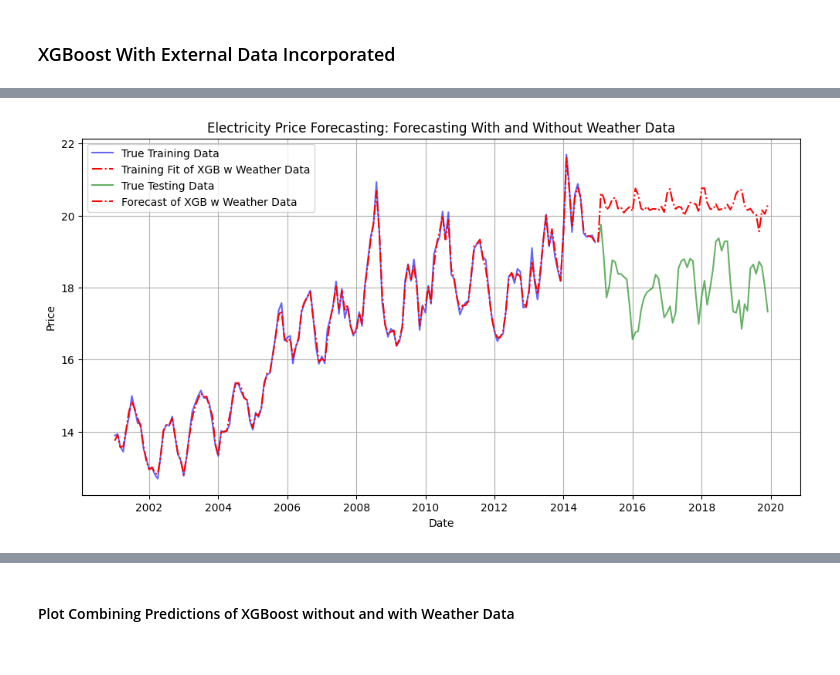
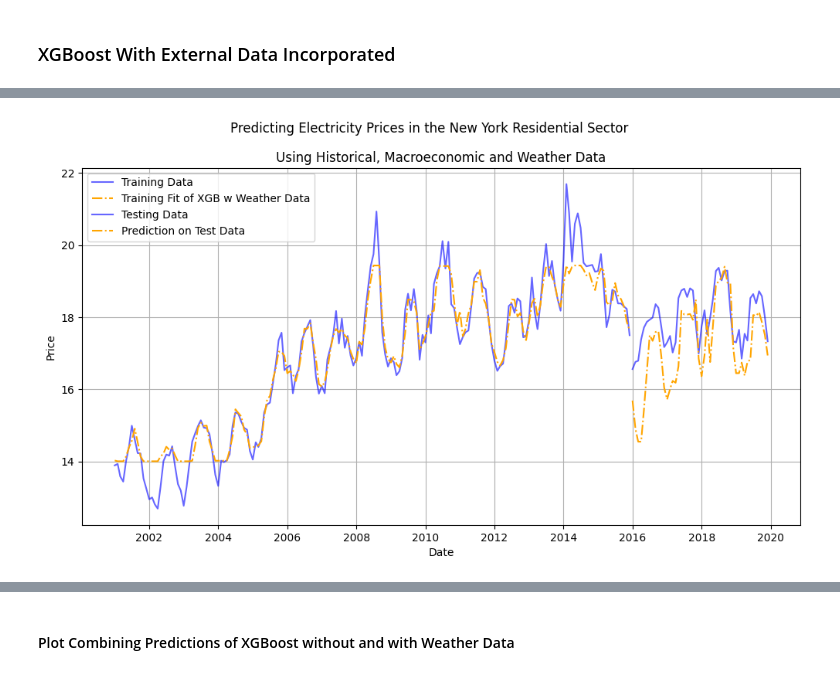
Before and after one commit to vanikanoria/ElectricityPriceForecasting, a Jupyter notebook: predicting-electricity-prices.ipynb, the cells around one changed output, grey strips where cells are left out. Saved outputs shown, nothing was run; the diff lists cells and outputs as text; code cells hidden in the pictures.

```diff
--- a/predicting-electricity-prices.ipynb
+++ b/predicting-electricity-prices.ipynb
@@ -926,3 +986,6 @@ def update_decomposition(historical_data):
     trend = decomposition.trend.iloc[-1]  # Last available trend value
     seasonal = decomposition.seasonal.iloc[-1]  # Last seasonal value
     return trend, seasonal
+# %%
+historical_data = X_train.merge(y_train, how = 'inner', left_index=True, right_index=True).reset_index().drop('date', axis=1)
+pd.concat([historical_data, X_test.iloc[0:1]], axis=0, ignore_index=True)
@@ -1081,0 +1149,11 @@ GridSearchCV(cv=TimeSeriesSplit(gap=0, max_train_size=None, n_splits=3, test_siz
+# %%
+model = XGBRegressor(
+    max_depth=3,
+    learning_rate=0.05,
+    n_estimators=100,
+    reg_alpha=10.0,   # L1 regularization
+    reg_lambda=5.0   # L2 regularization
+)
+
+# Train the model
+model.fit(X_train_ext_var, y_train_ext_var)
@@ -1082,2 +1172,2 @@ GridSearchCV(cv=TimeSeriesSplit(gap=0, max_train_size=None, n_splits=3, test_siz
 # %%
-xgb_prediction_train_w = grid_search_xgb_w.predict(X_train_ext_var)
+xgb_prediction_train_w = model.predict(X_train_ext_var) #grid_search_xgb_w
@@ -1093,2 +1174,2 @@ X_test_ext_var.columns,  X_train_ext_var.columns
 # %%
-xgb_prediction_test_w = predict_on_test_set(grid_search_xgb_w, X_test_ext_var, X_train_ext_var, y_train_ext_var)['price']
+xgb_prediction_test_w = predict_on_test_set(model, X_test_ext_var, X_train_ext_var, y_train_ext_var)
@@ -1141,23 +1184,24 @@ MAPE    0.004396  0.122795
 # %%
 plt.figure(figsize=(12, 6))
 
 # Plot training data and predictions
-plt.plot(train_dates, y_train, label='True Training Data', color='blue', alpha=0.6)
-plt.plot(train_dates, xgb_prediction_train_w, label='Training Fit of XGB w Weather Data', color='red', linestyle='-.')
+plt.plot(train_dates, y_train, label='Training Data', color='blue', alpha=0.6)
+plt.plot(train_dates, xgb_prediction_train_w, label='Training Fit of XGB w Weather Data', color='orange', linestyle='-.')
 
 # Plot validation data and predictions
-plt.plot(test_dates, y_test, label='True Testing Data', color='green', alpha=0.6)
-plt.plot(test_dates, xgb_prediction_test_w, label='Forecast of XGB w Weather Data', color='red', linestyle='-.')
+plt.plot(test_dates, y_test, label='Testing Data', color='blue', alpha=0.6)
+plt.plot(test_dates, xgb_prediction_test_w, label='Prediction on Test Data', color='orange', linestyle='-.')
 
 # Customize the plot
-plt.title('Electricity Price Forecasting: Forecasting With and Without Weather Data')
+plt.suptitle('Predicting Electricity Prices in the New York Residential Sector')
+plt.title('Using Historical, Macroeconomic and Weather Data')
 plt.xlabel('Date')
 plt.ylabel('Price')
 plt.legend()
 plt.grid()
 plt.show()
 # %% [output]
-[figure, old version]
+[figure, new version]
 # %%
 plot_combined_predictions(
     train_dates, list(y_train), xgb_prediction_train_w,
```
Also changed, not shown: parts of 65 cells of this notebook.
